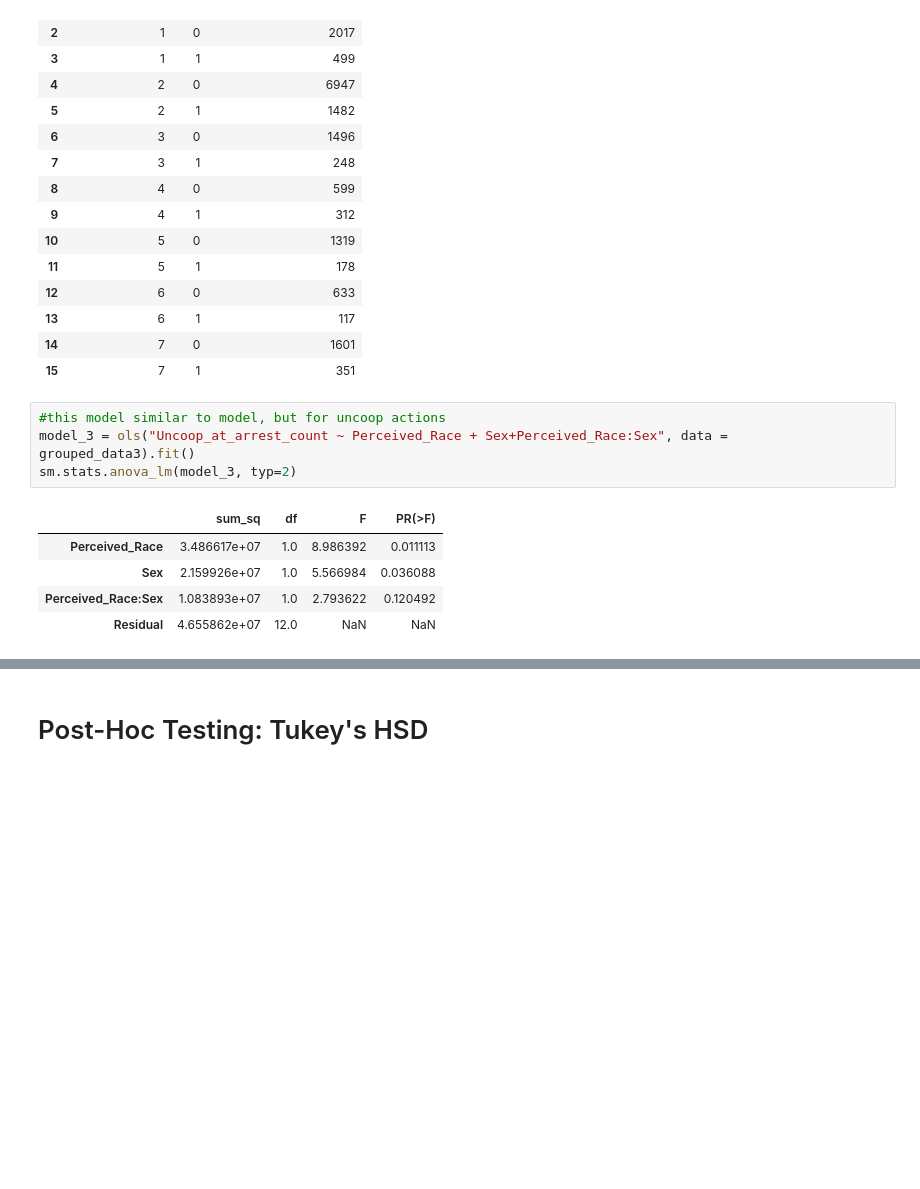
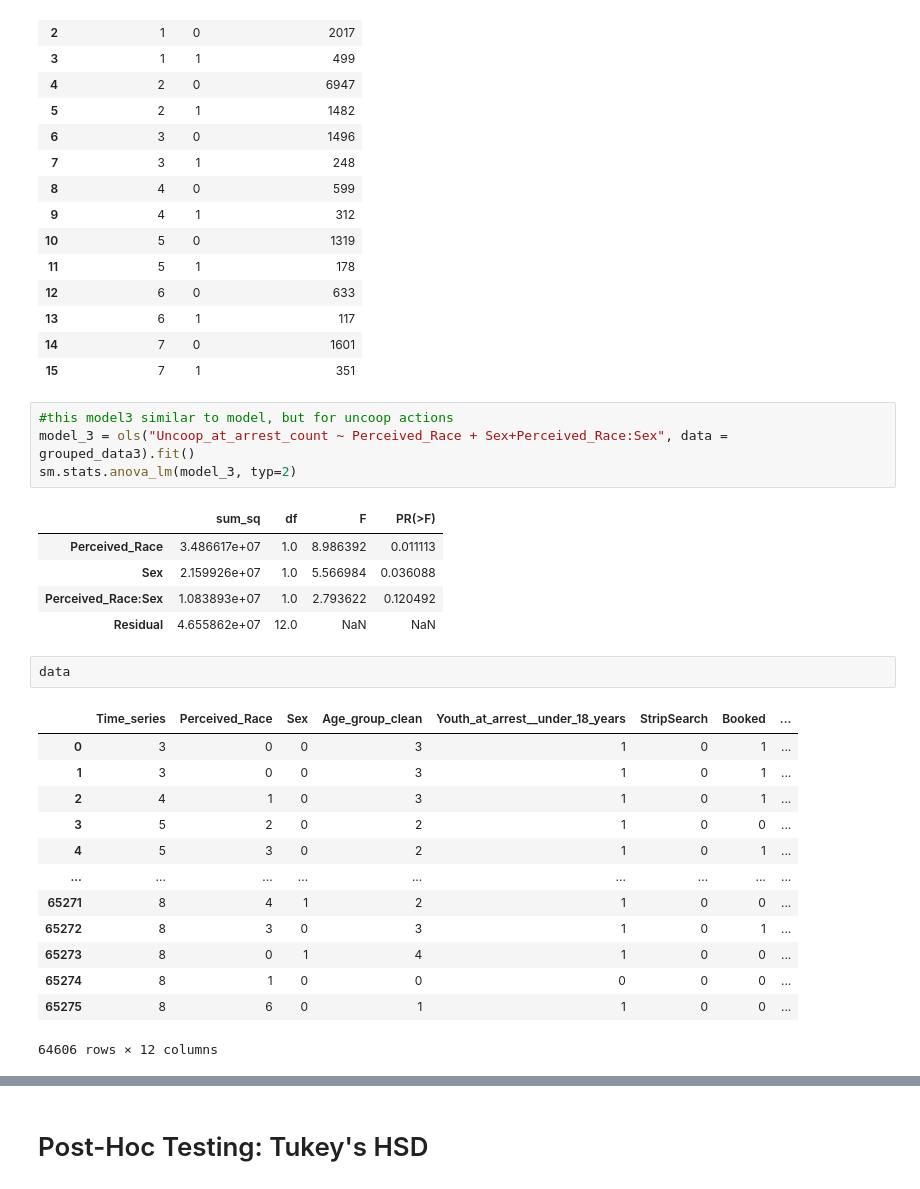
Before and after one commit to cooeoeooc/2178_g38, a Jupyter notebook: group38_code.ipynb, the cells around one changed output, grey strips where cells are left out. Saved outputs shown, nothing was run; the diff lists cells and outputs as text; blank space fills up the shorter version.

```diff
--- a/group38_code.ipynb
+++ b/group38_code.ipynb
@@ -774,7 +762,7 @@ grouped_data3
 | 14 | 7 | 0 | 1601 |
 | 15 | 7 | 1 | 351 |
 # %%
-#this model similar to model, but for uncoop actions
+#this model3 similar to model, but for uncoop actions
 model_3 = ols("Uncoop_at_arrest_count ~ Perceived_Race + Sex+Perceived_Race:Sex", data = grouped_data3).fit()
 sm.stats.anova_lm(model_3, typ=2)
 # %% [output]
@@ -783,3 +771,19 @@ sm.stats.anova_lm(model_3, typ=2)
 | Sex | 2.159926e+07 | 1.0 | 5.566984 | 0.036088 |
 | Perceived_Race:Sex | 1.083893e+07 | 1.0 | 2.793622 | 0.120492 |
 | Residual | 4.655862e+07 | 12.0 | NaN | NaN |
+# %%
+data
+# %% [output]
+|  | Time_series | Perceived_Race | Sex | Age_group_clean | Youth_at_arrest__under_18_years | StripSearch | Booked | ... |
+| 0 | 3 | 0 | 0 | 3 | 1 | 0 | 1 | ... |
+| 1 | 3 | 0 | 0 | 3 | 1 | 0 | 1 | ... |
+| 2 | 4 | 1 | 0 | 3 | 1 | 0 | 1 | ... |
+| 3 | 5 | 2 | 0 | 2 | 1 | 0 | 0 | ... |
+| 4 | 5 | 3 | 0 | 2 | 1 | 0 | 1 | ... |
+| ... | ... | ... | ... | ... | ... | ... | ... | ... |
+| 65271 | 8 | 4 | 1 | 2 | 1 | 0 | 0 | ... |
+| 65272 | 8 | 3 | 0 | 3 | 1 | 0 | 1 | ... |
+| 65273 | 8 | 0 | 1 | 4 | 1 | 0 | 0 | ... |
+| 65274 | 8 | 1 | 0 | 0 | 0 | 0 | 0 | ... |
+| 65275 | 8 | 6 | 0 | 1 | 1 | 0 | 0 | ... |
+64606 rows × 12 columns
```
Also changed, not shown: parts of 24 cells of this notebook.
